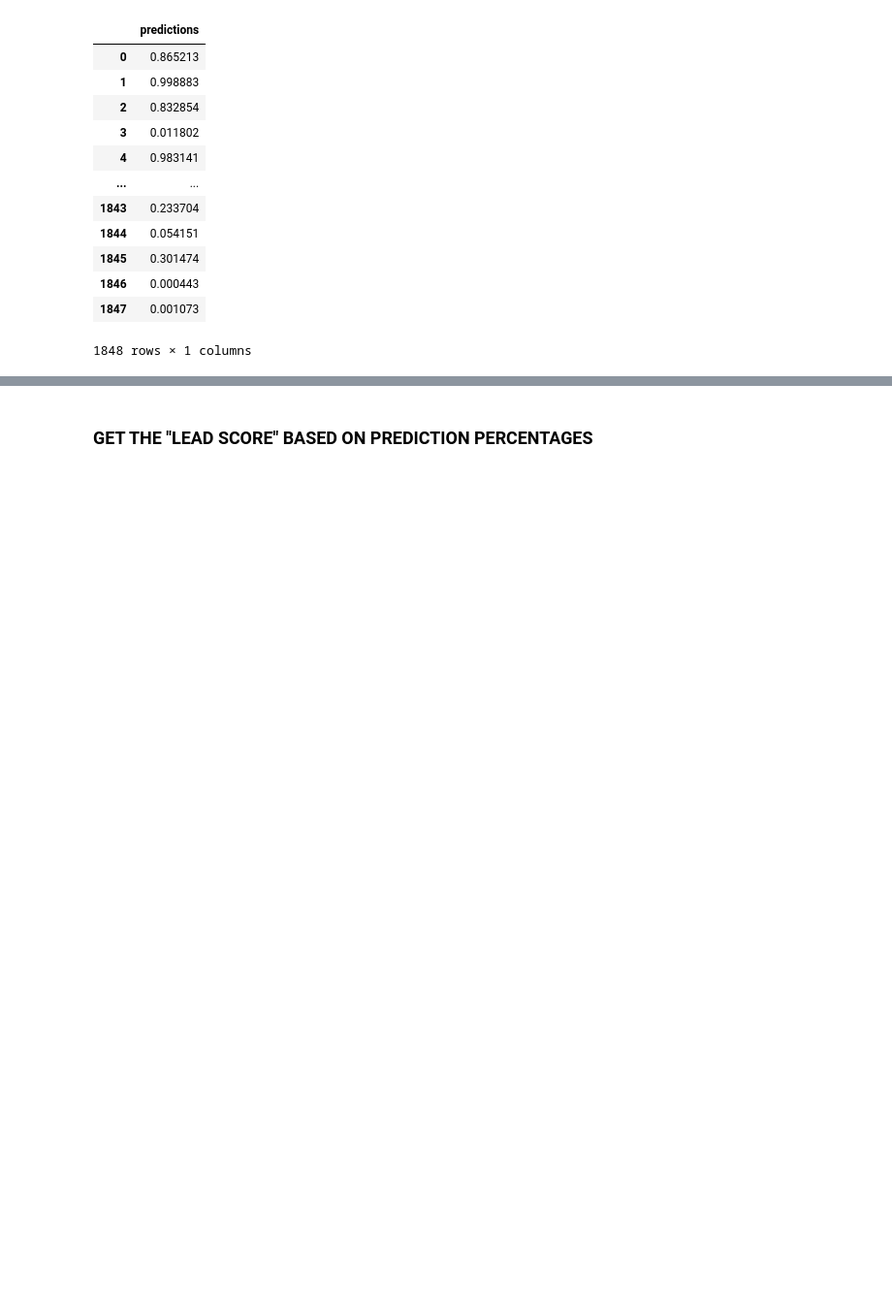
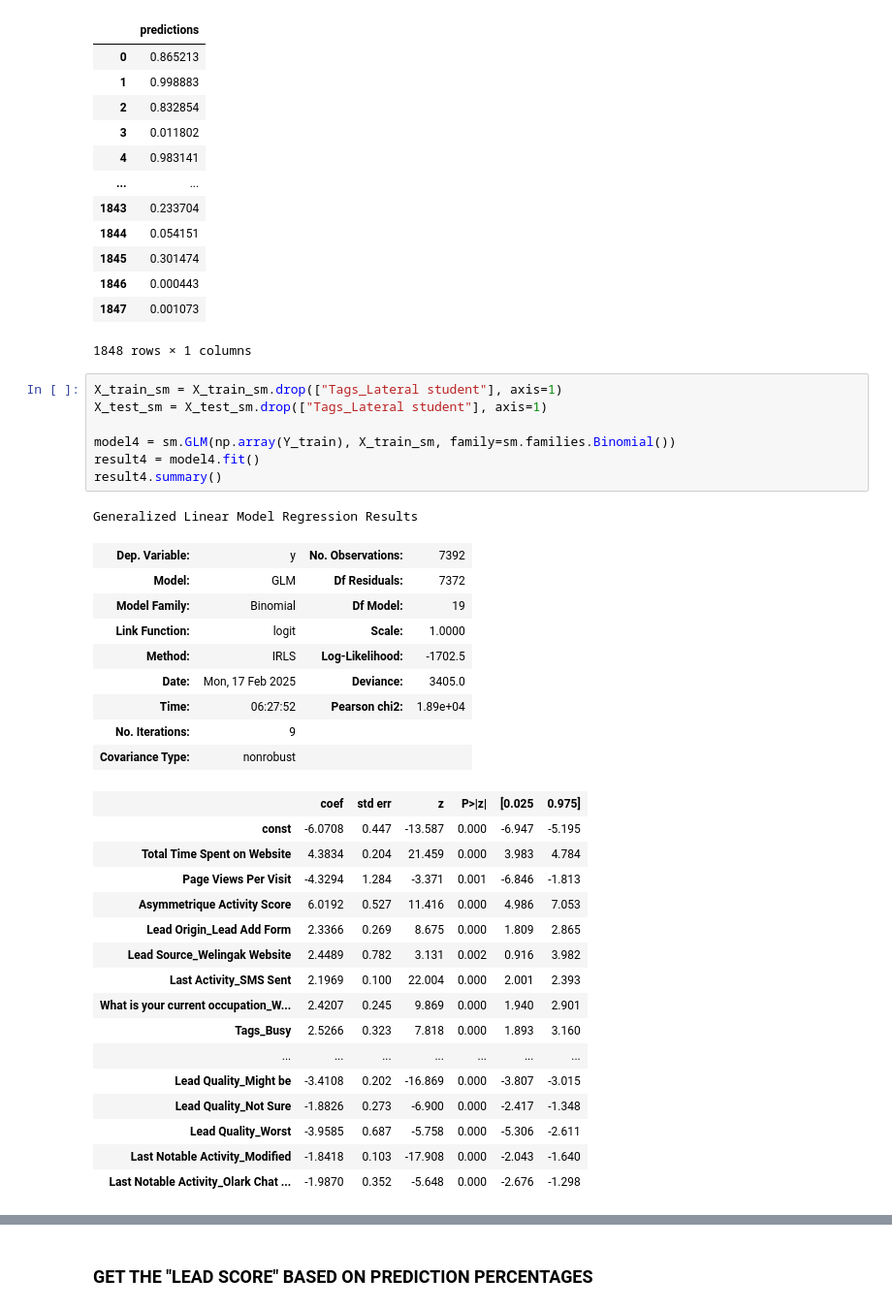
Before and after one commit to ankur-saran/LeadScoringCaseStudy, a Jupyter notebook: Logistic_Regression_Lead_Scoring_Case_Study_AS.ipynb, the cells around one changed output, grey strips where cells are left out. Shown at 97% size. Cells and saved outputs as stored; diff of their text form; blank space fills up the shorter version.

```diff
--- a/Logistic_Regression_Lead_Scoring_Case_Study_AS.ipynb
+++ b/Logistic_Regression_Lead_Scoring_Case_Study_AS.ipynb
@@ -641,3 +637,37 @@ output
 | 1846 | 0.000443 |
 | 1847 | 0.001073 |
 1848 rows × 1 columns
+# %%
+X_train_sm = X_train_sm.drop(["Tags_Lateral student"], axis=1)
+X_test_sm = X_test_sm.drop(["Tags_Lateral student"], axis=1)
+
+model4 = sm.GLM(np.array(Y_train), X_train_sm, family=sm.families.Binomial())
+result4 = model4.fit()
+result4.summary()
+# %% [output]
+Generalized Linear Model Regression Results
+| Dep. Variable: | y | No. Observations: | 7392 |
+| Model: | GLM | Df Residuals: | 7372 |
+| Model Family: | Binomial | Df Model: | 19 |
+| Link Function: | logit | Scale: | 1.0000 |
+| Method: | IRLS | Log-Likelihood: | -1702.5 |
+| Date: | Mon, 17 Feb 2025 | Deviance: | 3405.0 |
+| Time: | 06:27:52 | Pearson chi2: | 1.89e+04 |
+| No. Iterations: | 9 |  |  |
+| Covariance Type: | nonrobust |  |  |
+|  | coef | std err | z | P>|z| | [0.025 | 0.975] |
+| const | -6.0708 | 0.447 | -13.587 | 0.000 | -6.947 | -5.195 |
+| Total Time Spent on Website | 4.3834 | 0.204 | 21.459 | 0.000 | 3.983 | 4.784 |
+| Page Views Per Visit | -4.3294 | 1.284 | -3.371 | 0.001 | -6.846 | -1.813 |
+| Asymmetrique Activity Score | 6.0192 | 0.527 | 11.416 | 0.000 | 4.986 | 7.053 |
+| Lead Origin_Lead Add Form | 2.3366 | 0.269 | 8.675 | 0.000 | 1.809 | 2.865 |
+| Lead Source_Welingak Website | 2.4489 | 0.782 | 3.131 | 0.002 | 0.916 | 3.982 |
+| Last Activity_SMS Sent | 2.1969 | 0.100 | 22.004 | 0.000 | 2.001 | 2.393 |
+| What is your current occupation_W... | 2.4207 | 0.245 | 9.869 | 0.000 | 1.940 | 2.901 |
+| Tags_Busy | 2.5266 | 0.323 | 7.818 | 0.000 | 1.893 | 3.160 |
+| ... | ... | ... | ... | ... | ... | ... |
+| Lead Quality_Might be | -3.4108 | 0.202 | -16.869 | 0.000 | -3.807 | -3.015 |
+| Lead Quality_Not Sure | -1.8826 | 0.273 | -6.900 | 0.000 | -2.417 | -1.348 |
+| Lead Quality_Worst | -3.9585 | 0.687 | -5.758 | 0.000 | -5.306 | -2.611 |
+| Last Notable Activity_Modified | -1.8418 | 0.103 | -17.908 | 0.000 | -2.043 | -1.640 |
+| Last Notable Activity_Olark Chat ... | -1.9870 | 0.352 | -5.648 | 0.000 | -2.676 | -1.298 |
```
Also changed, not shown: parts of 7 cells of this notebook, 3 other files.
